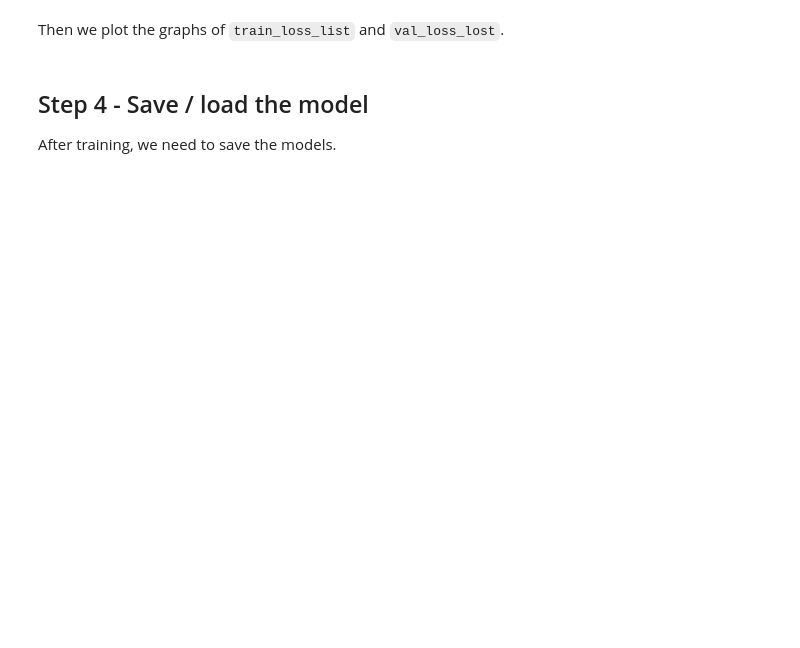
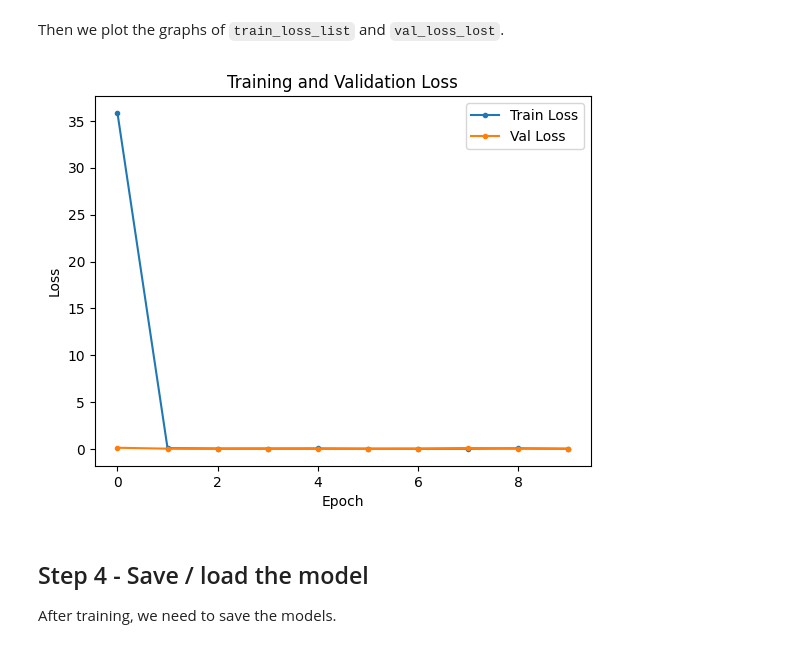
Before and after one commit to Zeyu-Xie/Myosotis-CcGAN, a Jupyter notebook: tasks/t1_VGG16_on_all_images/VGG16_128_regression.ipynb, the cells around one changed output. Drawn from its saved outputs; the diff is of its cells as text; code cells hidden in the pictures; blank space fills up the shorter version.

```diff
--- a/tasks/t1_VGG16_on_all_images/VGG16_128_regression.ipynb
+++ b/tasks/t1_VGG16_on_all_images/VGG16_128_regression.ipynb
@@ -257,14 +268,16 @@ Start training for `epoch` loops, record the training losses and validation loss
 # %% [markdown]
 Then we plot the graphs of `train_loss_list` and `val_loss_lost`.
 # %%
-# x = list(range(NUM_EPOCHS))
-# plt.plot(x, train_loss_list, label="Train Loss", marker=".")
-# plt.plot(x, val_loss_list, label="Val Loss", marker=".")
-# plt.xlabel("Epoch")
-# plt.ylabel("Loss")
-# plt.title("Training and Validation Loss")
-# plt.legend()
-# plt.show()
+x = list(range(NUM_EPOCHS))
+plt.plot(x, train_loss_list, label="Train Loss", marker=".")
+plt.plot(x, val_loss_list, label="Val Loss", marker=".")
+plt.xlabel("Epoch")
+plt.ylabel("Loss")
+plt.title("Training and Validation Loss")
+plt.legend()
+plt.show()
+# %% [output]
+[figure, added]
 # %% [markdown]
 ## Step 4 - Save / load the model
 
```
Also changed, not shown: parts of 4 cells of this notebook.
